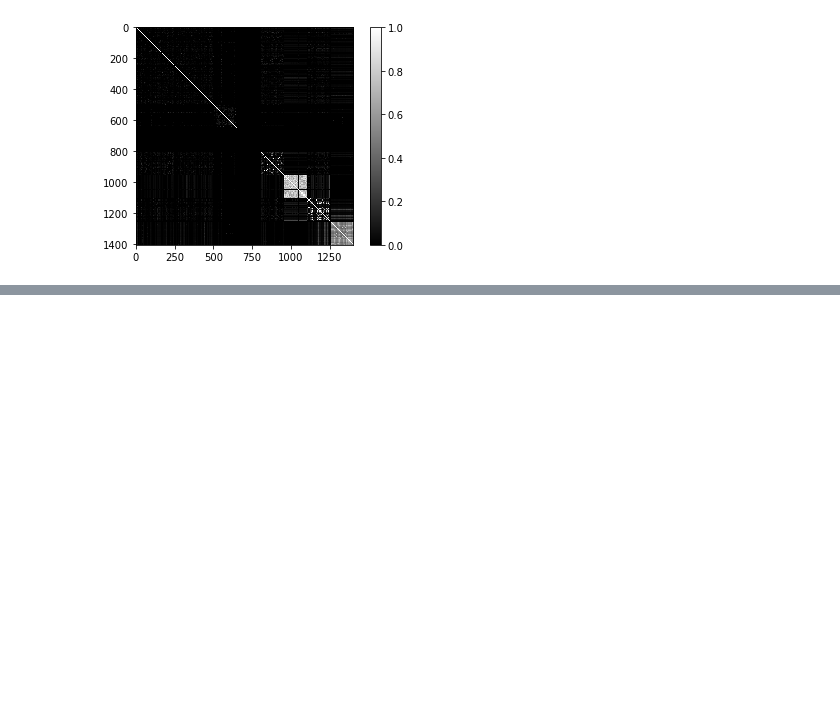
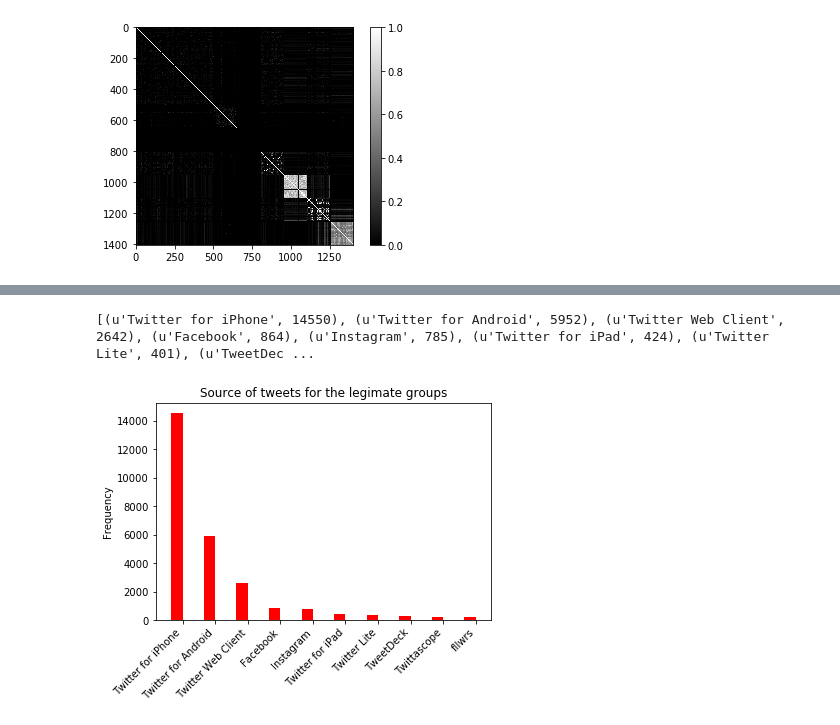
Before and after one commit to letheyue/TESLA-twitter-suspension-learning, a Jupyter notebook: data visualization/varol-RL.ipynb, the cells around one changed output, grey strips where cells are left out. Drawn from its saved outputs; the diff is of its cells as text; code cells hidden in the pictures; blank space fills up the shorter version.

```diff
--- a/data visualization/varol-RL.ipynb
+++ b/data visualization/varol-RL.ipynb
@@ -503,0 +614,42 @@ We will move to visualize/analyze tweet-based features in the next section.
+# %%
+# Check on source
+# Preprocessing to remove HTML tags
+from bs4 import BeautifulSoup
+source_leg = []
+source_spam = []
+for src in tweet[(tweet['user_type'] == 0)]['source']:
+    if not type(src) is float:
+        source_leg.append(BeautifulSoup(src, "lxml").text)
+for src in tweet[(tweet['user_type'] == 1)]['source']:
+    if not type(src) is float:
+        source_spam.append(BeautifulSoup(src, "lxml").text)
+
+#tweet[(tweet['user_type'] == 1)]['source']
+# %%
+# Plot it!
+import collections
+import numpy as np
+leg_src_count = collections.Counter(source_leg).most_common(10)
+
+print leg_src_count
+
+N=len(leg_src_count)
+ind = np.arange(N)  # the x locations for the groups
+width = 0.35       # the width of the bars
+
+bins = N
+
+leg_src = [x[1] for x in leg_src_count]
+
+fig, ax = plt.subplots()
+rects1 = ax.bar(ind, leg_src, width, color='r')
+
+ax.set_ylabel('Frequency')
+ax.set_title('Source of tweets for the legimate groups')
+ax.set_xticks(ind + width / 2)
+ax.set_xticklabels([x[0] for x in leg_src_count],rotation = 45, ha="right")
+
+plt.show()
+# %% [output]
+[(u'Twitter for iPhone', 14550), (u'Twitter for Android', 5952), (u'Twitter Web Client', 2642), (u'Facebook', 864), (u'Instagram', 785), (u'Twitter for iPad', 424), (u'Twitter Lite', 401), (u'TweetDec ...
+[figure, added]
```
Also changed, not shown: parts of 11 cells of this notebook.
